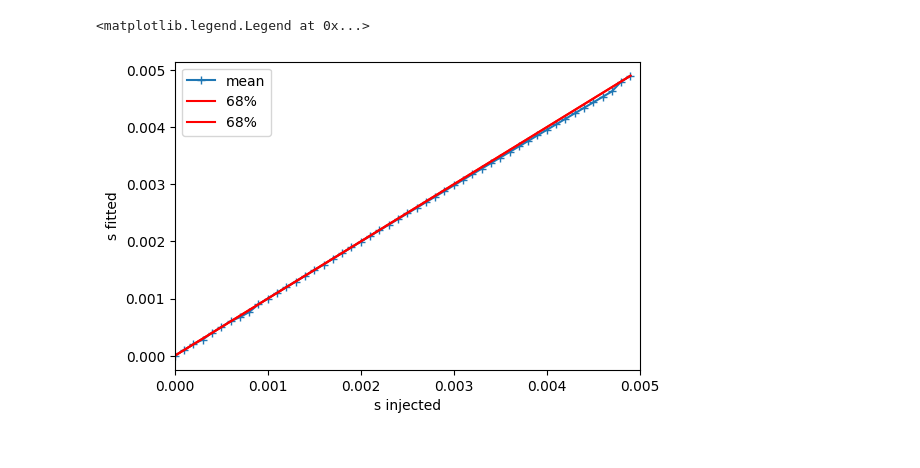
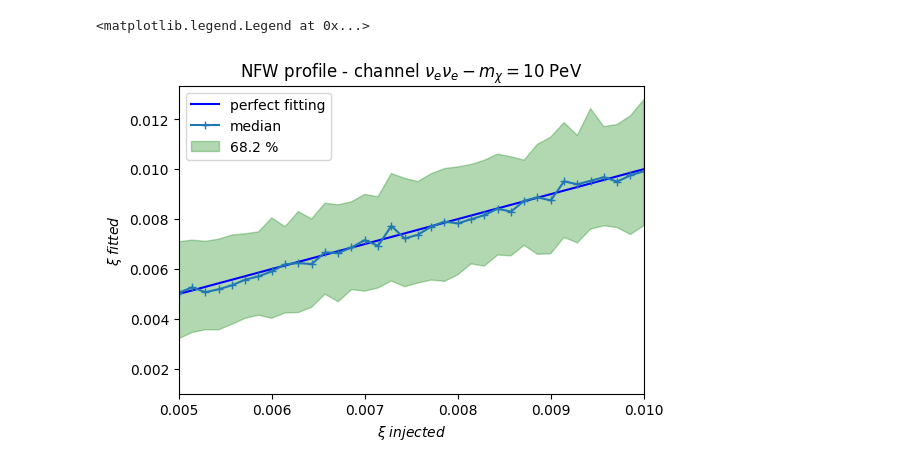
Before and after one commit to danaevld/IceCube, a Jupyter notebook: Signal_injection.ipynb, the cells around one changed output. Drawn from its saved outputs; the diff is of its cells as text; code cells hidden in the pictures.

```diff
--- a/Signal_injection.ipynb
+++ b/Signal_injection.ipynb
@@ -27,5 +27,5 @@ Background = Background_PDF(oversample=True, hist=True, bins=[18,50], density=Tr
 # %%
 SignalPDF = PdfBase(Reco_rate_NFW.flatten()/np.sum(Reco_rate_NFW), name='Signal PDF')
 # %%
-BackgndPDF = PdfBase((Background[0].flatten())/np.sum(Background[0]), name='background')
+BackgndPDF = PdfBase((Background[0].flatten())/np.sum(Background[0]), name='Background PDF')
 # %%
@@ -43,22 +48,20 @@ Background_sample = Background_PDF(oversample=True, hist=False, bins=None, densi
 # %%
-ksi = np.arange(0.,0.005,0.0001)
-
+ksi = np.linspace(0.003,0.010,50)
+ds = DataSet()
 signal_frac_sample = []
-for i,s in enumerate(ksi):
+for s in ksi:
     signal_fraction = []
+    pseudo_data.parameters["signal inj"].value = s #change the signal injection
     for j in range(200):
-        pseudo_data = (1-s)*BackgndPDF + s*SignalPDF
-        ds.asimov(len(Background_sample), pseudo_data)
+        ds.sample(len(Background_sample), pseudo_data)
         lr = LikelihoodRatioTest(model = modelH1, null_model = modelH0)
         lr.data = ds #inject data in the likelihood model
         lr.fit('H1')
-        lr.fit('H0')
-        signal_fraction.append(lr.models['H1'].parameters['dm_H1'].value)
+        signal_fraction.append(lr.models['H1'].parameters['signal fit'].value)
     signal_frac_sample.append(signal_fraction)
 # %%
-mean, percentile68, percentile95, std = [],[],[],[]
-for i in range(len(signal_frac_sample)):
-    mean.append(np.mean(signal_frac_sample[i]))
-    percentile68.append(np.percentile(signal_frac_sample[i],68.27))
-    percentile95.append(np.percentile(signal_frac_sample[i],95.45))
-    std.append(np.std(signal_frac_sample[i]))
+median, percentile68, low98 = [],[],[]
+for i in range(len(ksi)):
+    median.append(np.median(signal_frac_sample[i]))
+    percentile68.append(np.percentile(signal_frac_sample[i],84.1))
+    low98.append(np.percentile(signal_frac_sample[i],15.9))
@@ -68,16 +80,13 @@ low95 = [1-i for i in percentile95]
 # %%
 plt.figure(figsize=(6,4))
-plt.plot(ksi,mean,marker='+',label='mean')
-#plt.plot(ksi,percentile68,'k-')
-plt.plot(ksi,ksi+std,'r-', label='68%')
-plt.plot(ksi,ksi-std,'r-', label='68%')
-#plt.plot(ksi,percentile95,'b-')
-plt.xlim(0,0.005)
-plt.xlabel('s injected')
-plt.ylabel('s fitted')
-plt.legend()
-#plt.fill_between(ksi, low68, percentile68, alpha=0.3, color='green')
-#plt.fill_between(mean, low95, percentile95, alpha=0.8, color='green')
+plt.plot(ksi,ksi,'b-', label = 'perfect fitting')
+plt.plot(ksi,median,marker='+',label='median')
+plt.xlim(0.005,0.010)
+plt.title(r'NFW profile - channel $\nu_e\nu_e - m_\chi = 10$ PeV')
+plt.xlabel(r'$\xi \; injected$')
+plt.ylabel(r'$\xi \; fitted$')
+plt.fill_between(ksi, low98, percentile68, alpha=0.3, color='green', label = '68.2 %')
+plt.legend(loc=2)
 # %% [output]
 <matplotlib.legend.Legend at 0x...>
-[figure, old version]
+[figure, new version]
```
Also changed, not shown: parts of 7 cells of this notebook.
